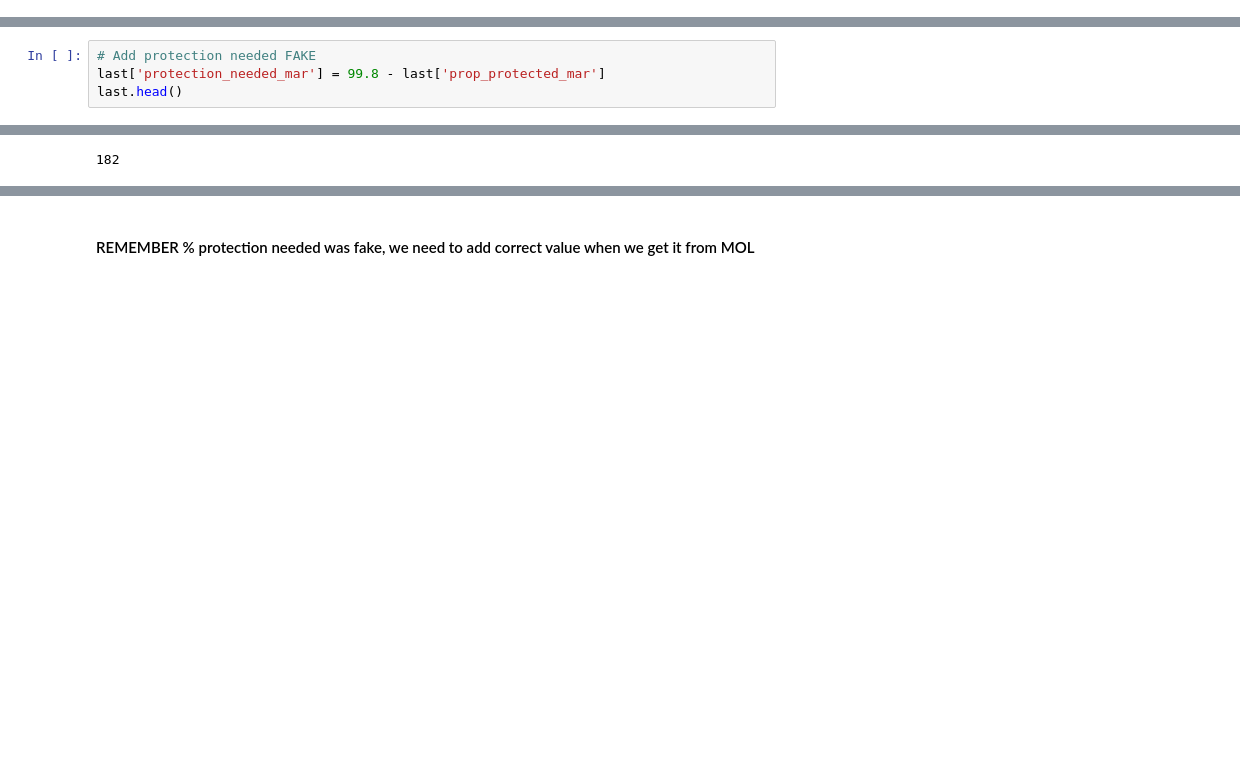
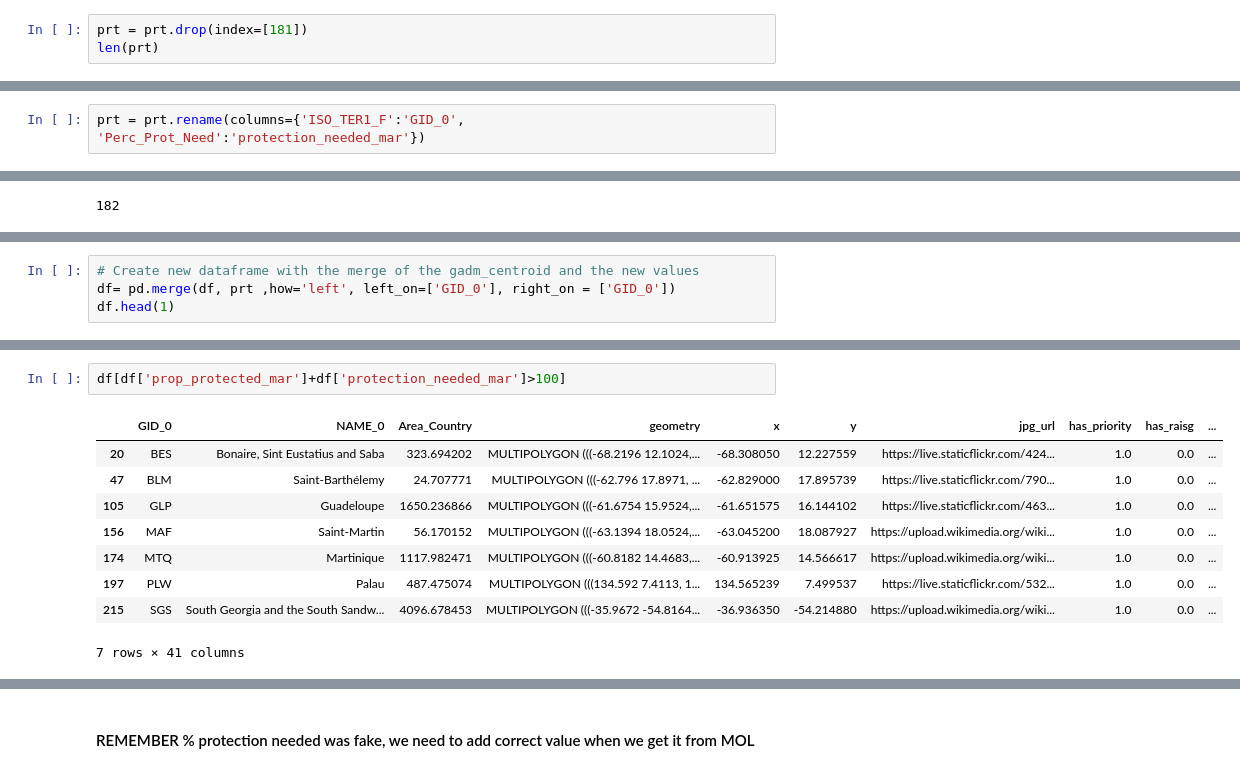
Before and after one commit to Vizzuality/he-scratchfolder, a Jupyter notebook: NRC_Marine.ipynb, the cells around one changed output, grey strips where cells are left out. Cells and saved outputs as stored; diff of their text form; blank space fills up the shorter version.

Commit message:
testing protection needed

```diff
--- a/NRC_Marine.ipynb
+++ b/NRC_Marine.ipynb
@@ -105,0 +128,3 @@ len(hm)
+# %%
+prt = prt.drop(index=[181])
+len(prt)
@@ -216,3 +248,5 @@ eez.head()
+# %%
+prt = prt.rename(columns={'ISO_TER1_F':'GID_0', 'Perc_Prot_Need':'protection_needed_mar'})
 # %% [markdown]
 ------------------------------------------------------------------------------------------------------------------
 ## Overview tab: generate general information
@@ -293,7 +327,3 @@ last.head(1)
 # %% [output]
 |  | GID_0 | SPI_mar | prop_protected_mar |
 | 41 | ALB | 1.86 | 0.69 |
-# %%
-# Add protection needed FAKE
-last['protection_needed_mar'] = 99.8 - last['prop_protected_mar']
-last.head()
@@ -335,0 +370,4 @@ See the caveats in the documentation: https://pandas.pydata.org/pandas-docs/stab
+# %%
+# Create new dataframe with the merge of the gadm_centroid and the new values
+df= pd.merge(df, prt ,how='left', left_on=['GID_0'], right_on = ['GID_0'])
+df.head(1)
@@ -335,0 +389,12 @@ See the caveats in the documentation: https://pandas.pydata.org/pandas-docs/stab
+# %%
+df[df['prop_protected_mar']+df['protection_needed_mar']>100]
+# %% [output]
+|  | GID_0 | NAME_0 | Area_Country | geometry | x | y | jpg_url | has_priority | has_raisg | ... |
+| 20 | BES | Bonaire, Sint Eustatius and Saba | 323.694202 | MULTIPOLYGON (((-68.2196 12.1024,... | -68.308050 | 12.227559 | https://live.staticflickr.com/424... | 1.0 | 0.0 | ... |
+| 47 | BLM | Saint-Barthélemy | 24.707771 | MULTIPOLYGON (((-62.796 17.8971, ... | -62.829000 | 17.895739 | https://live.staticflickr.com/790... | 1.0 | 0.0 | ... |
+| 105 | GLP | Guadeloupe | 1650.236866 | MULTIPOLYGON (((-61.6754 15.9524,... | -61.651575 | 16.144102 | https://live.staticflickr.com/463... | 1.0 | 0.0 | ... |
+| 156 | MAF | Saint-Martin | 56.170152 | MULTIPOLYGON (((-63.1394 18.0524,... | -63.045200 | 18.087927 | https://upload.wikimedia.org/wiki... | 1.0 | 0.0 | ... |
+| 174 | MTQ | Martinique | 1117.982471 | MULTIPOLYGON (((-60.8182 14.4683,... | -60.913925 | 14.566617 | https://upload.wikimedia.org/wiki... | 1.0 | 0.0 | ... |
+| 197 | PLW | Palau | 487.475074 | MULTIPOLYGON (((134.592 7.4113, 1... | 134.565239 | 7.499537 | https://live.staticflickr.com/532... | 1.0 | 0.0 | ... |
+| 215 | SGS | South Georgia and the South Sandw... | 4096.678453 | MULTIPOLYGON (((-35.9672 -54.8164... | -36.936350 | -54.214880 | https://upload.wikimedia.org/wiki... | 1.0 | 0.0 | ... |
+7 rows × 41 columns
```
Also changed, not shown: parts of 22 cells of this notebook.
